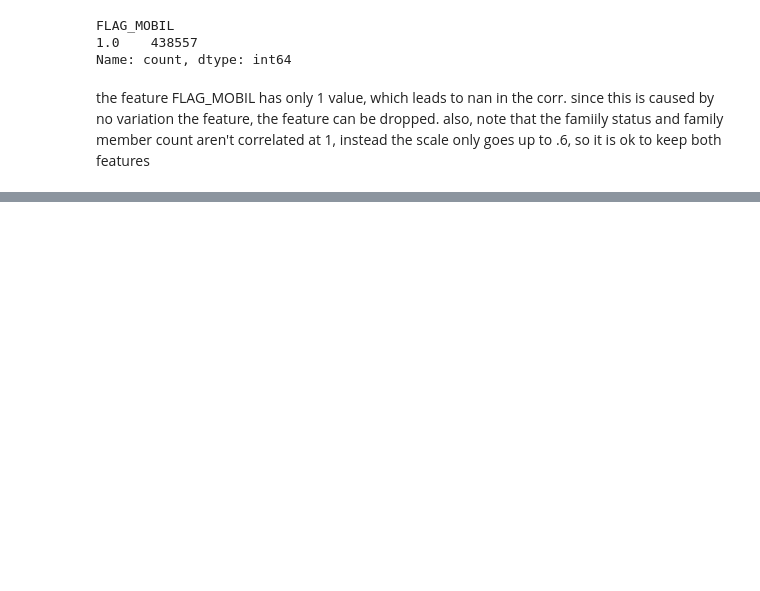
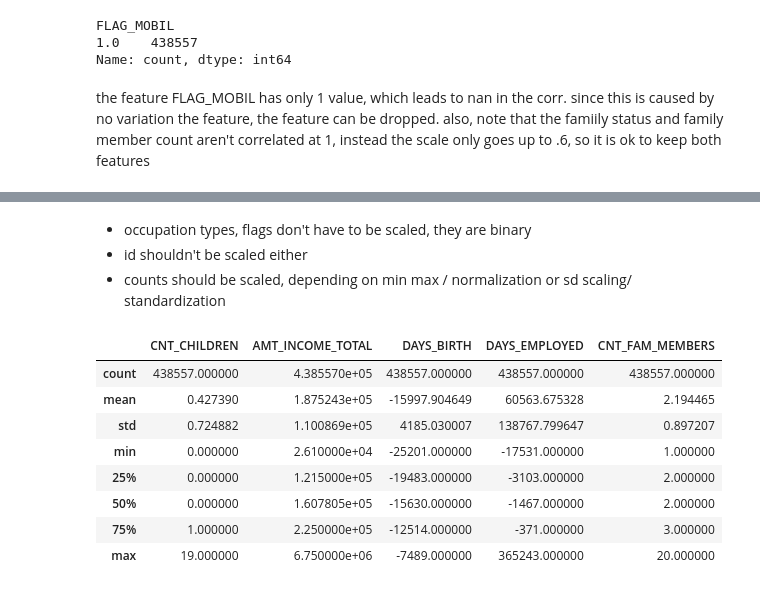
Before and after one commit to mgit00/Customer_Risk, a Jupyter notebook: data_exploration.ipynb, the cells around one changed output, grey strips where cells are left out. Drawn from its saved outputs; the diff is of its cells as text; code cells hidden in the pictures; blank space fills up the shorter version.

```diff
--- a/data_exploration.ipynb
+++ b/data_exploration.ipynb
@@ -553,0 +705,18 @@ also, note that the famiily status and family member count aren't correlated at
+# %% [markdown]
+- occupation types, flags don't have to be scaled, they are binary
+- id shouldn't be scaled either
+- counts should be scaled, depending on min max / normalization or sd scaling/ standardization
+# %%
+scaling= ['CNT_CHILDREN','AMT_INCOME_TOTAL' ,  'DAYS_BIRTH','DAYS_EMPLOYED' , 'CNT_FAM_MEMBERS' ]
+
+scaled[scaling].describe()
+# %% [output]
+|  | CNT_CHILDREN | AMT_INCOME_TOTAL | DAYS_BIRTH | DAYS_EMPLOYED | CNT_FAM_MEMBERS |
+| count | 438557.000000 | 4.385570e+05 | 438557.000000 | 438557.000000 | 438557.000000 |
+| mean | 0.427390 | 1.875243e+05 | -15997.904649 | 60563.675328 | 2.194465 |
+| std | 0.724882 | 1.100869e+05 | 4185.030007 | 138767.799647 | 0.897207 |
+| min | 0.000000 | 2.610000e+04 | -25201.000000 | -17531.000000 | 1.000000 |
+| 25% | 0.000000 | 1.215000e+05 | -19483.000000 | -3103.000000 | 2.000000 |
+| 50% | 0.000000 | 1.607805e+05 | -15630.000000 | -1467.000000 | 2.000000 |
+| 75% | 1.000000 | 2.250000e+05 | -12514.000000 | -371.000000 | 3.000000 |
+| max | 19.000000 | 6.750000e+06 | -7489.000000 | 365243.000000 | 20.000000 |
```
Also changed, not shown: parts of 20 cells of this notebook, 3 other files.
